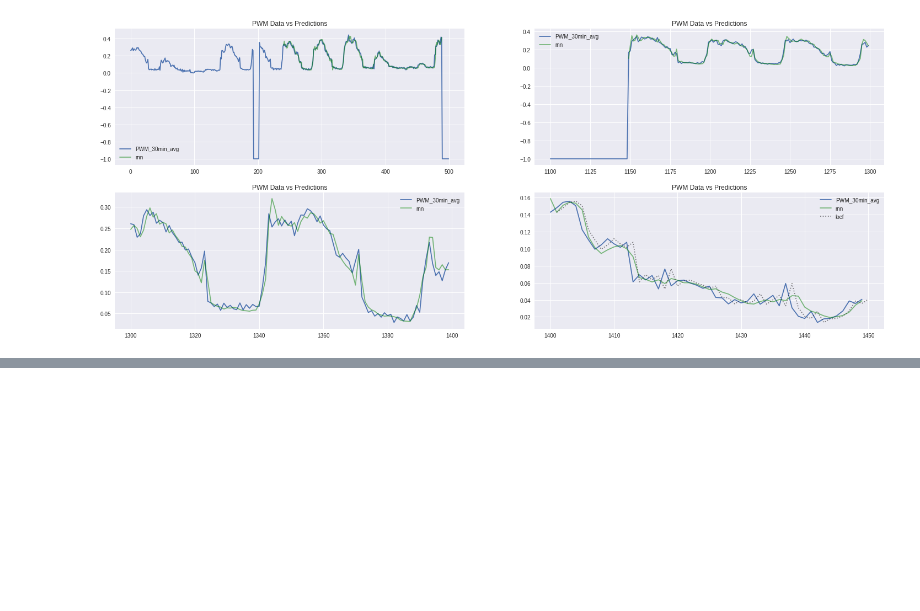
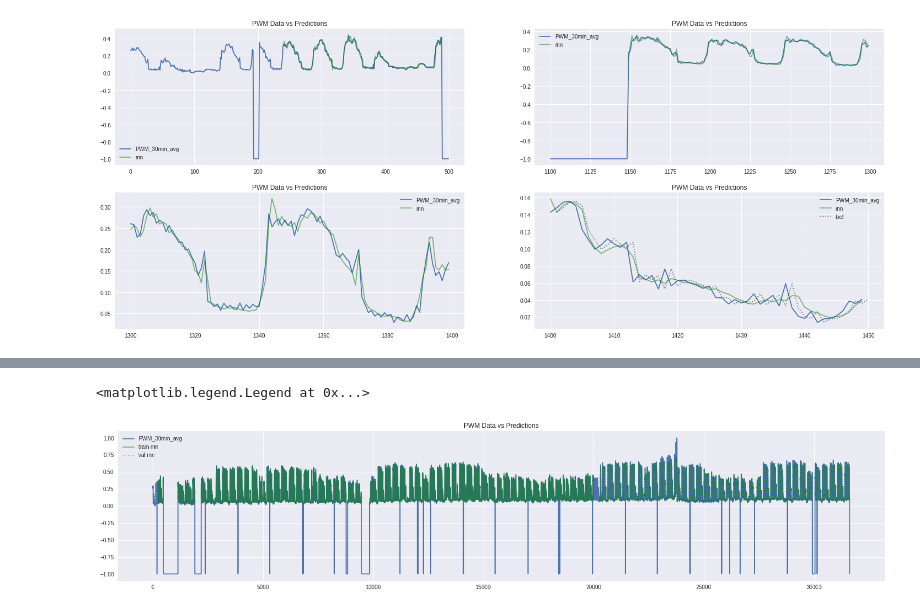
Before and after one commit to tkokkeng/KE5105-Time-Series-Forecasting, a Jupyter notebook: modelling/model4-colab.ipynb, the cells around one changed output, grey strips where cells are left out. Saved outputs shown, nothing was run; the diff lists cells and outputs as text; code cells hidden in the pictures; blank space fills up the shorter version.

```diff
--- a/modelling/model4-colab.ipynb
+++ b/modelling/model4-colab.ipynb
@@ -575,0 +682,10 @@ with open('/content/gdrive/My Drive/python/base-3x64gru-nomask-val-history.pkl',
+# %%
+plt.figure(figsize=(25, 5))
+plt.plot(range(as5_train_data.shape[0]), as5_train_data[:, 0], label='PWM_30min_avg')
+plt.plot(range(as5_train_split.shape[0]), as5_train_preds_withnan.flatten(), color='green', alpha=.5, label='train rnn')
+plt.plot(range(20000, 20000 + as5_val_split.shape[0]), as5_val_preds_withnan.flatten(), color='green', alpha=.5, label='val rnn', linestyle=':')
+plt.title('PWM Data vs Predictions')
+plt.legend()
+# %% [output]
+<matplotlib.legend.Legend at 0x...>
+[figure, added]
```
Also changed, not shown: parts of 18 cells of this notebook.
